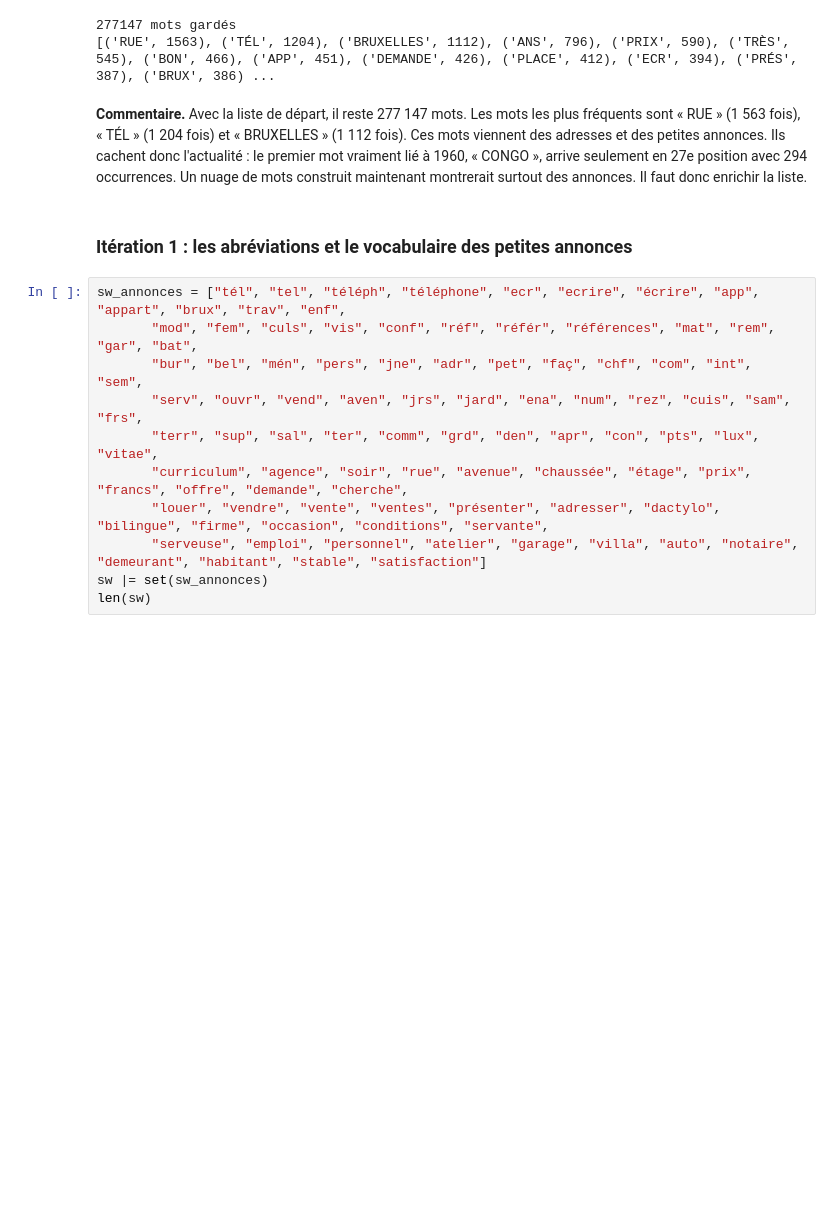
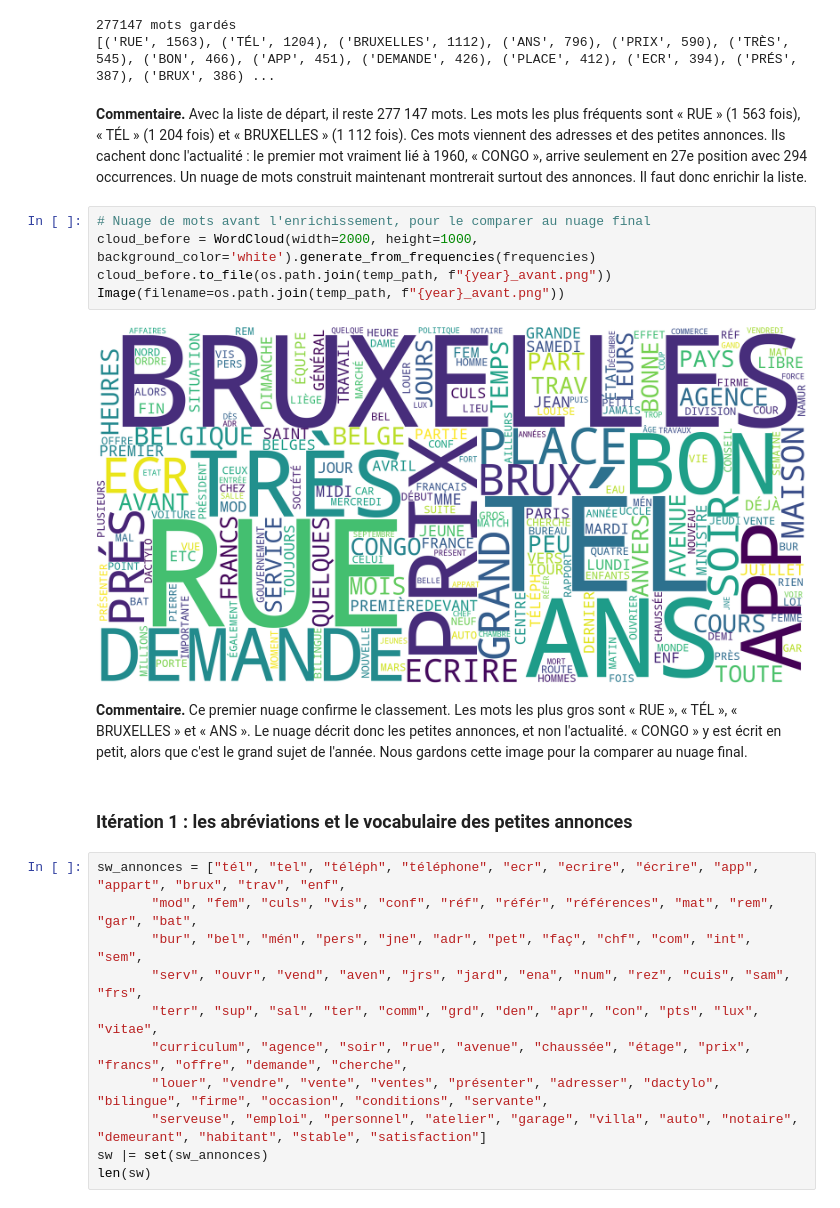
Before and after one commit to jordanstael/tac, a Jupyter notebook: tps/tp2/s2_wordcloud.ipynb, the cells around one changed output. Drawn from its saved outputs; the diff is of its cells as text; blank space fills up the shorter version.

```diff
--- a/tps/tp2/s2_wordcloud.ipynb
+++ b/tps/tp2/s2_wordcloud.ipynb
@@ -124,6 +124,15 @@ print(frequencies.most_common(40))
 [('RUE', 1563), ('TÉL', 1204), ('BRUXELLES', 1112), ('ANS', 796), ('PRIX', 590), ('TRÈS', 545), ('BON', 466), ('APP', 451), ('DEMANDE', 426), ('PLACE', 412), ('ECR', 394), ('PRÉS', 387), ('BRUX', 386) ...
 # %% [markdown]
 **Commentaire.** Avec la liste de départ, il reste 277 147 mots. Les mots les plus fréquents sont « RUE » (1 563 fois), « TÉL » (1 204 fois) et « BRUXELLES » (1 112 fois). Ces mots viennent des adresses et des petites annonces. Ils cachent donc l'actualité : le premier mot vraiment lié à 1960, « CONGO », arrive seulement en 27e position avec 294 occurrences. Un nuage de mots construit maintenant montrerait surtout des annonces. Il faut donc enrichir la liste.
+# %%
+# Nuage de mots avant l'enrichissement, pour le comparer au nuage final
+cloud_before = WordCloud(width=2000, height=1000, background_color='white').generate_from_frequencies(frequencies)
+cloud_before.to_file(os.path.join(temp_path, f"{year}_avant.png"))
+Image(filename=os.path.join(temp_path, f"{year}_avant.png"))
+# %% [output]
+[figure, added]
+# %% [markdown]
+**Commentaire.** Ce premier nuage confirme le classement. Les mots les plus gros sont « RUE », « TÉL », « BRUXELLES » et « ANS ». Le nuage décrit donc les petites annonces, et non l'actualité. « CONGO » y est écrit en petit, alors que c'est le grand sujet de l'année. Nous gardons cette image pour la comparer au nuage final.
 # %% [markdown]
 ### Itération 1 : les abréviations et le vocabulaire des petites annonces
 # %%
```
Also changed, not shown: parts of 1 cell of this notebook, 3 other files.
